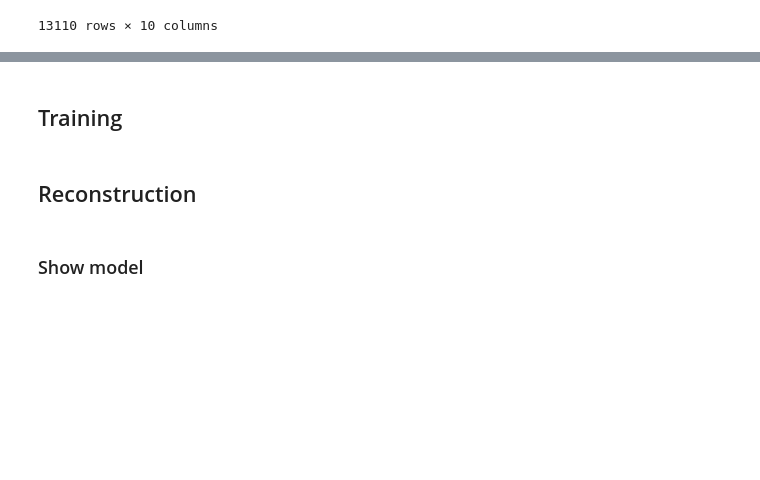
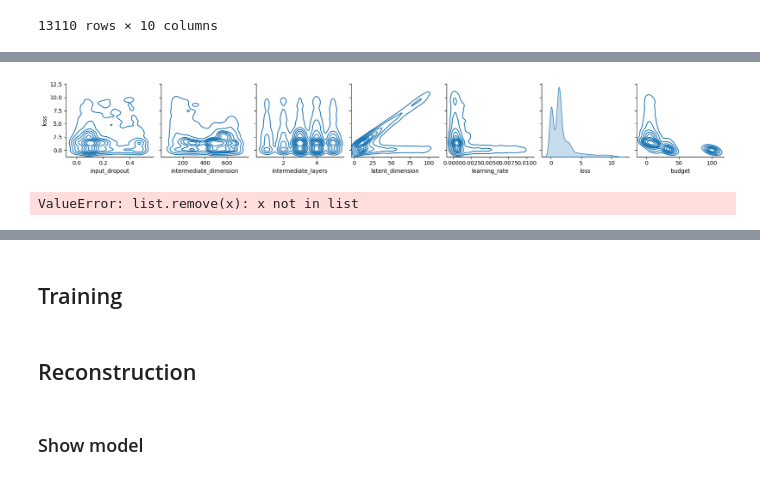
Before and after one commit to JosuaCarl/MStoML, a Jupyter notebook: skripts/VAE/VAE_interpret.ipynb, the cells around one changed output, grey strips where cells are left out. Cells and saved outputs as stored; diff of their text form; code cells hidden in the pictures; blank space fills up the shorter version.

```diff
--- a/skripts/VAE/VAE_interpret.ipynb
+++ b/skripts/VAE/VAE_interpret.ipynb
@@ -65,0 +49,4 @@ Configuration(values={
+# %%
+config_df = pd.DataFrame([ast.literal_eval(config) for config in results["config"].to_list()])
+hyperparameters = ["input_dropout", "intermediate_dimension", "intermediate_layers", "latent_dimension", "learning_rate", "intermediate_activation"]
+plt_df = pd.concat([config_df[hyperparameters], results[["loss", "budget"]]], axis=1)
@@ -65,0 +71,13 @@ Configuration(values={
+# %%
+ax1 = sns.pairplot(plt_df,
+             x_vars=hyperparameters.remove("intermediate_activation"),
+             y_vars=['loss'],
+             kind="kde")
+# %% [output]
+[figure, added]
+# %%
+ax2 = sns.pairplot(plt_df.sort_values("loss", ascending=True)[0:100],
+             x_vars=hyperparameters,
+             y_vars=['loss'])
+# %% [output]
+ValueError: list.remove(x): x not in list
```
Also changed, not shown: parts of 6 cells of this notebook, 2 other files.
